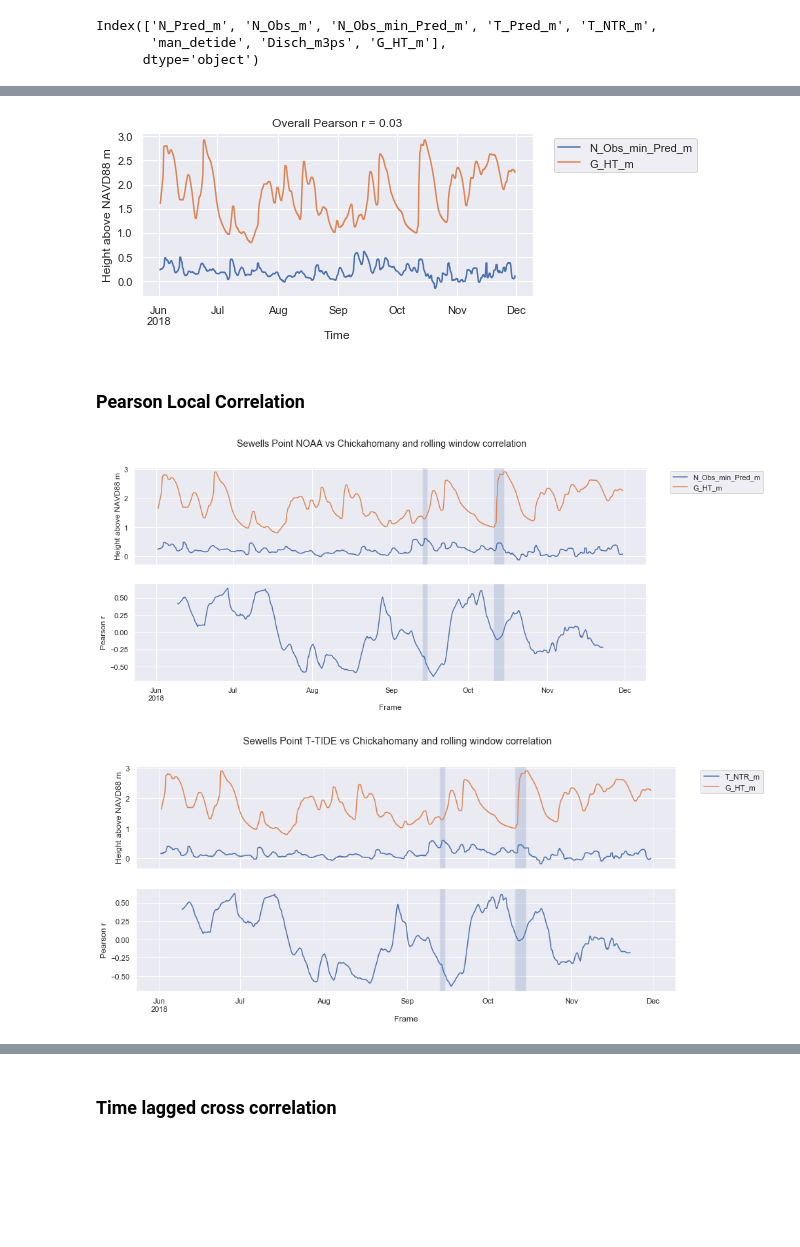
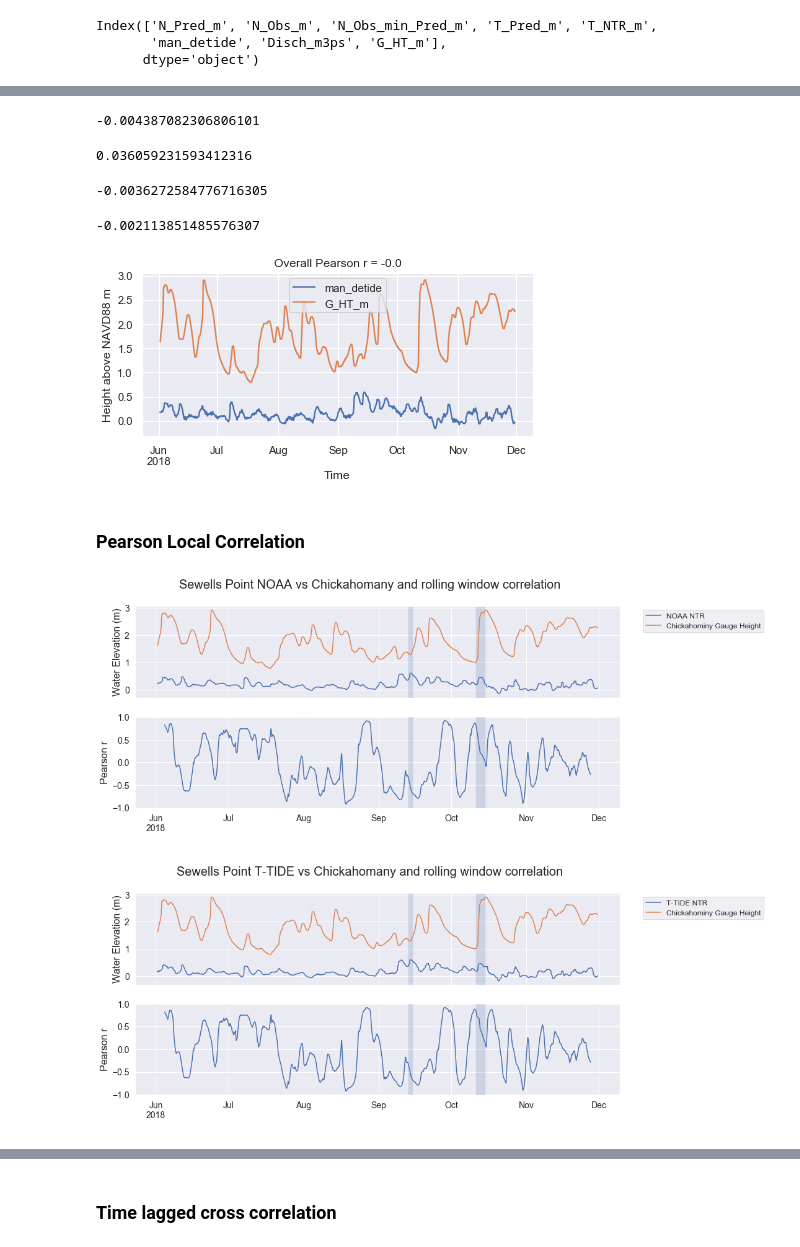
Before and after one commit to l-szczyrba/DeTiding, a Jupyter notebook: Tidal_Analysis_5.ipynb, the cells around one changed output, grey strips where cells are left out. Drawn from its saved outputs; the diff is of its cells as text; code cells hidden in the pictures; blank space fills up the shorter version.

```diff
--- a/Tidal_Analysis_5.ipynb
+++ b/Tidal_Analysis_5.ipynb
@@ -302,6 +353,13 @@ ax.legend(['T-TIDE NTR','NOAA NTR','FFT NTR'])
 # %%
 cols_plot = ['T_NTR_m', 'N_Obs_min_Pred_m', 'man_detide']
 ax = df_CBBT[cols_plot].plot(linestyle='-', linewidth=0.5)
-ax.set_ylabel('Water Elevation (m)')
-ax.legend(['T-TIDE NTR','NOAA NTR','FFT NTR'])
+ax.set_title('Non-Tidal Residual Calculations - Chesapeake Bay Bridge Tunnel', fontsize=20)
+ax.set_ylabel('Water Elevation (m)', fontsize=16)
+ax.set_xlabel(' ', fontsize=16)
+ax.legend(['T-TIDE NTR','NOAA NTR','FFT NTR'], fontsize=12)
+
+plt.xticks(fontsize=14)
+plt.yticks(fontsize=14)
+
+# plt.savefig('CBBT_NTR_SSN.png', dpi=600, bbox_inches = "tight")
 # %% [output]
@@ -389,12 +454,27 @@ CBBT_Man_pearson_r = df_CBBT.corr().iloc[5,7]
+# %%
+SP_Man_pearson_r
+# %% [output]
+-0.004387082306806101
+# %%
+CBBT_NOAA_pearson_r
+# %% [output]
+0.036059231593412316
+# %%
+CBBT_T_pearson_r
+# %% [output]
+-0.0036272584776716305
+# %%
+CBBT_Man_pearson_r
+# %% [output]
+-0.002113851485576307
 # %%
 def overall_pearson_plot(df, cols_plot, r):
     f,ax=plt.subplots(figsize=(7,3))
-    df[cols_plot].rolling(window=24,center=True).median().plot(ax=ax)
+    df[cols_plot].rolling(window=30,center=True).median().plot(ax=ax)
     ax.set(xlabel='Time',ylabel='Height above NAVD88 m')
-    ax.legend(bbox_to_anchor=(1.04,1), loc="upper left")
     ax.set(title=f"Overall Pearson r = {np.round(r,2)}");
 # %%
-cols_plot = ['N_Obs_min_Pred_m', 'G_HT_m']
-overall_pearson_plot(df_SP, cols_plot, SP_NOAA_pearson_r)
+cols_plot = ['man_detide', 'G_HT_m']
+overall_pearson_plot(df_SP, cols_plot, SP_Man_pearson_r)
 # %% [output]
-[figure, old version]
+[figure, new version]
@@ -443,14 +522,20 @@ def rolling_pearson_plot(df, cols_plot, rolling_r, title):
 # %%
 cols_plot = ['N_Obs_min_Pred_m', 'G_HT_m']
+labels = ['NOAA NTR', 'Chickahominy Gauge Height']
 title = "Sewells Point NOAA vs Chickahomany and rolling window correlation"
-rolling_pearson_plot(df_SP, cols_plot, SP_NOAA_rolling_r, title)
+rolling_pearson_plot(df_SP, cols_plot, SP_NOAA_rolling_r, title, labels)
+
+#plt.savefig('SP_N_C_RW_PC.png', dpi=400, bbox_inches = "tight")
 # %% [output]
-[figure, old version]
+[figure, new version]
 # %%
 cols_plot = ['T_NTR_m', 'G_HT_m']
+labels = ['T-TIDE NTR', 'Chickahominy Gauge Height']
 title = "Sewells Point T-TIDE vs Chickahomany and rolling window correlation"
-rolling_pearson_plot(df_SP, cols_plot, SP_T_rolling_r, title)
+rolling_pearson_plot(df_SP, cols_plot, SP_T_rolling_r, title, labels)
+
+#plt.savefig('SP_T_C_RW_PC.png', dpi=400, bbox_inches = "tight")
 # %% [output]
-[figure, old version]
+[figure, new version]
 # %%
 cols_plot = ['man_detide', 'G_HT_m']
```
Also changed, not shown: parts of 37 cells of this notebook, 24 other files.
